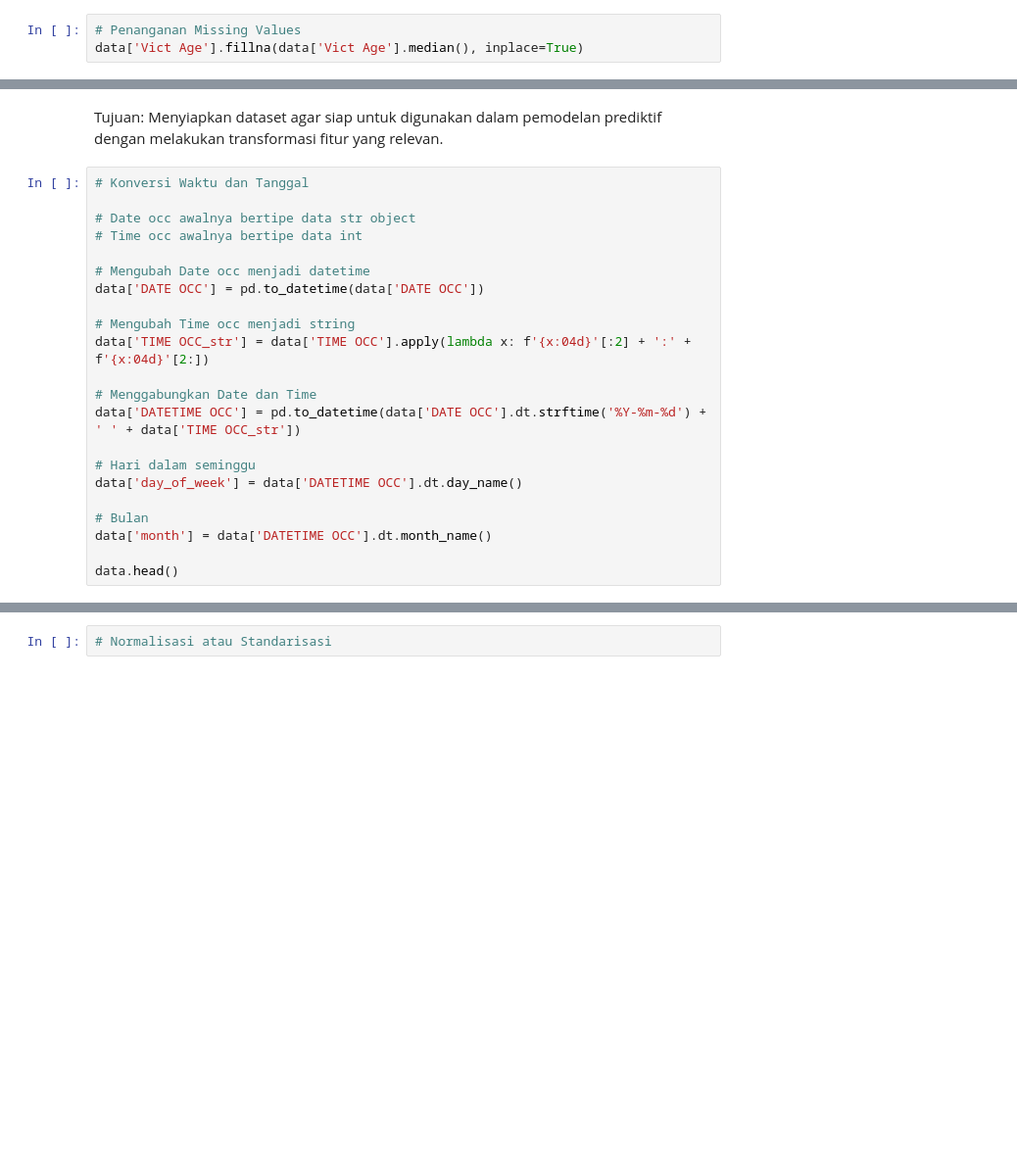
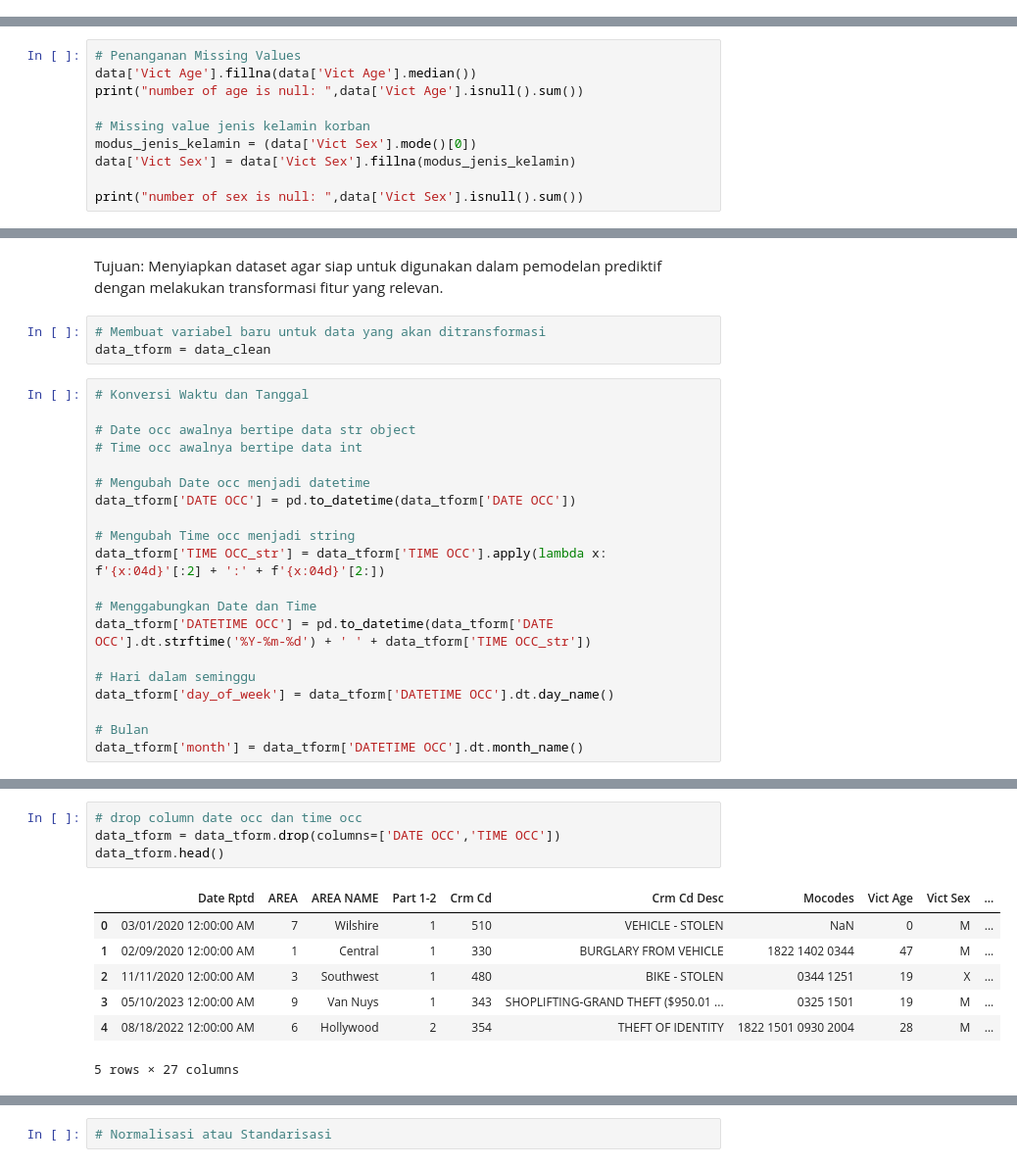
Before and after one commit to jasmrntha/tgp1-pap-c, a Jupyter notebook: Eksplorasi dan Prapemrosesan Data.ipynb, the cells around one changed output, grey strips where cells are left out. Shown at 98% size. Saved outputs shown, nothing was run; the diff lists cells and outputs as text; blank space fills up the shorter version.

```diff
--- a/Eksplorasi dan Prapemrosesan Data.ipynb
+++ b/Eksplorasi dan Prapemrosesan Data.ipynb
@@ -136,6 +136,3 @@ plt.show()
 ## Pembersihan Data (Data Cleaning)
 # %% [markdown]
 Tujuan: Memperbaiki atau menangani masalah dalam data, seperti missing values, duplikasi, dan outlier.
-# %%
-# Penanganan Missing Values
-data['Vict Age'].fillna(data['Vict Age'].median(), inplace=True)
@@ -148,0 +139,10 @@ For example, when doing 'df[col].method(value, inplace=True)', try using 'df.met
+# %%
+# Penanganan Missing Values
+data['Vict Age'].fillna(data['Vict Age'].median())
+print("number of age is null: ",data['Vict Age'].isnull().sum())
+
+# Missing value jenis kelamin korban
+modus_jenis_kelamin = (data['Vict Sex'].mode()[0])
+data['Vict Sex'] = data['Vict Sex'].fillna(modus_jenis_kelamin)
+
+print("number of sex is null: ",data['Vict Sex'].isnull().sum())
@@ -164,6 +167,9 @@ data_clean = data[~((data['Vict Age'] < (Q1 - 1.5 * IQR)) | (data['Vict Age'] >
 ## Transformasi Data (Data Transformation)
 # %% [markdown]
 Tujuan: Menyiapkan dataset agar siap untuk digunakan dalam pemodelan prediktif dengan melakukan transformasi fitur yang relevan.
+# %%
+# Membuat variabel baru untuk data yang akan ditransformasi
+data_tform = data_clean
 # %%
 # Konversi Waktu dan Tanggal
 
@@ -171,19 +177,17 @@ Tujuan: Menyiapkan dataset agar siap untuk digunakan dalam pemodelan prediktif d
 # Time occ awalnya bertipe data int
 
 # Mengubah Date occ menjadi datetime
-data['DATE OCC'] = pd.to_datetime(data['DATE OCC'])
+data_tform['DATE OCC'] = pd.to_datetime(data_tform['DATE OCC'])
 
 # Mengubah Time occ menjadi string
-data['TIME OCC_str'] = data['TIME OCC'].apply(lambda x: f'{x:04d}'[:2] + ':' + f'{x:04d}'[2:])
+data_tform['TIME OCC_str'] = data_tform['TIME OCC'].apply(lambda x: f'{x:04d}'[:2] + ':' + f'{x:04d}'[2:])
 
 # Menggabungkan Date dan Time
-data['DATETIME OCC'] = pd.to_datetime(data['DATE OCC'].dt.strftime('%Y-%m-%d') + ' ' + data['TIME OCC_str'])
+data_tform['DATETIME OCC'] = pd.to_datetime(data_tform['DATE OCC'].dt.strftime('%Y-%m-%d') + ' ' + data_tform['TIME OCC_str'])
 
 # Hari dalam seminggu
-data['day_of_week'] = data['DATETIME OCC'].dt.day_name()
+data_tform['day_of_week'] = data_tform['DATETIME OCC'].dt.day_name()
 
 # Bulan
-data['month'] = data['DATETIME OCC'].dt.month_name()
-
-data.head()
+data_tform['month'] = data_tform['DATETIME OCC'].dt.month_name()
 # %% [output]
@@ -196,0 +211,12 @@ data.head()
+# %%
+# drop column date occ dan time occ
+data_tform = data_tform.drop(columns=['DATE OCC','TIME OCC'])
+data_tform.head()
+# %% [output]
+|  | Date Rptd | AREA | AREA NAME | Part 1-2 | Crm Cd | Crm Cd Desc | Mocodes | Vict Age | Vict Sex | ... |
+| 0 | 03/01/2020 12:00:00 AM | 7 | Wilshire | 1 | 510 | VEHICLE - STOLEN | NaN | 0 | M | ... |
+| 1 | 02/09/2020 12:00:00 AM | 1 | Central | 1 | 330 | BURGLARY FROM VEHICLE | 1822 1402 0344 | 47 | M | ... |
+| 2 | 11/11/2020 12:00:00 AM | 3 | Southwest | 1 | 480 | BIKE - STOLEN | 0344 1251 | 19 | X | ... |
+| 3 | 05/10/2023 12:00:00 AM | 9 | Van Nuys | 1 | 343 | SHOPLIFTING-GRAND THEFT ($950.01 ... | 0325 1501 | 19 | M | ... |
+| 4 | 08/18/2022 12:00:00 AM | 6 | Hollywood | 2 | 354 | THEFT OF IDENTITY | 1822 1501 0930 2004 | 28 | M | ... |
+5 rows × 27 columns
```
Also changed, not shown: parts of 10 cells of this notebook.
